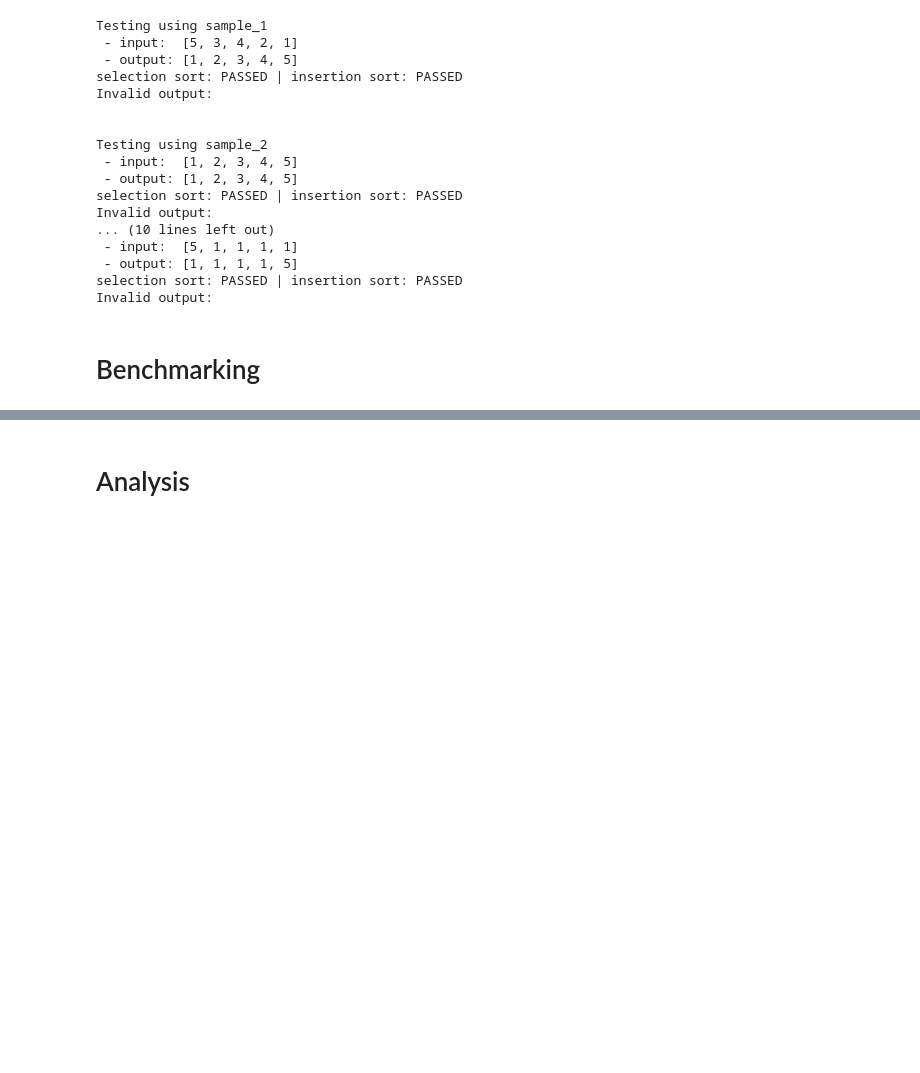
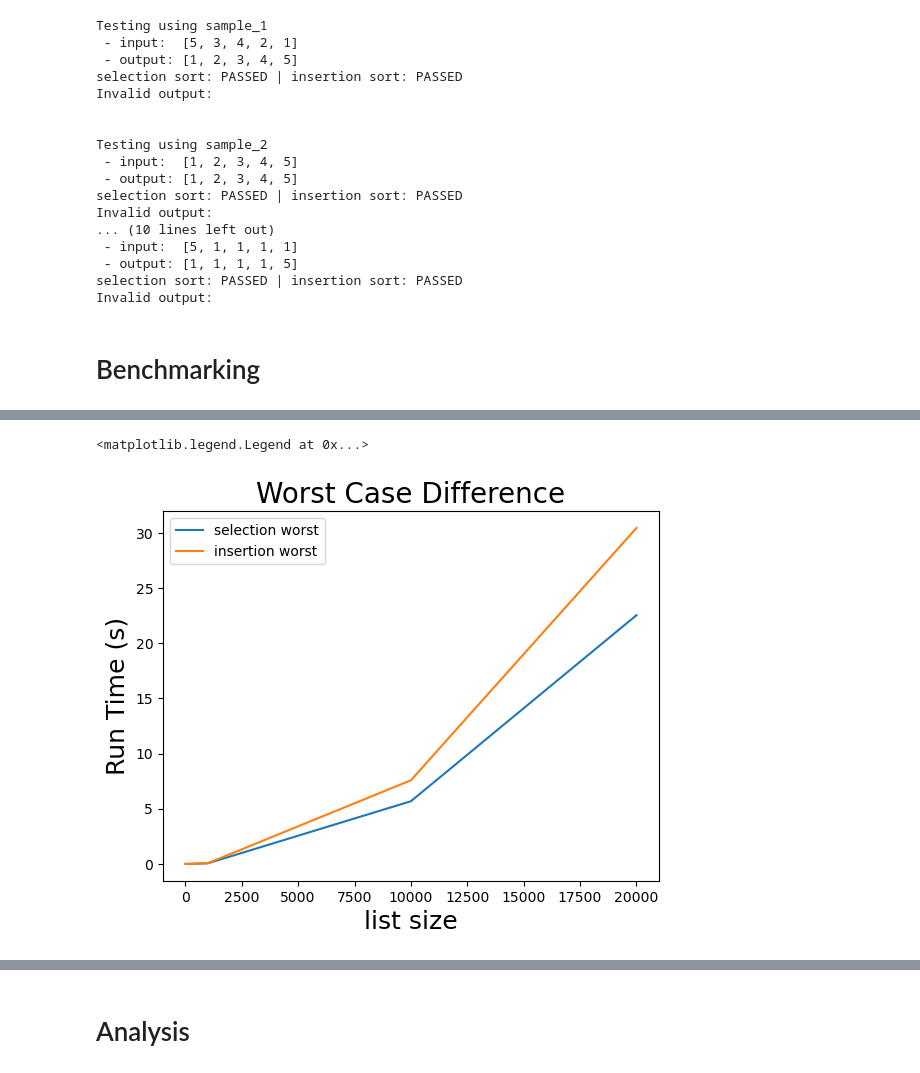
Before and after one commit to littond/CSC3310-Program2, a Jupyter notebook: Program2.ipynb, the cells around one changed output, grey strips where cells are left out. Saved outputs shown, nothing was run; the diff lists cells and outputs as text; code cells hidden in the pictures; blank space fills up the shorter version.

```diff
--- a/Program2.ipynb
+++ b/Program2.ipynb
@@ -165,13 +168,16 @@ Average time to complete insertionSort 5.3207232000073414 seconds for a list of
 # %%
-# Random Reverse List
-benchmark(selectionSort,list_10_reverse)
-benchmark(selectionSort,list_100_reverse)
-benchmark(selectionSort,list_1000_reverse)
-benchmark(selectionSort,list_10000_reverse)
-benchmark(selectionSort,list_20000_reverse)
-benchmark(insertionSort,list_10_reverse)
-benchmark(insertionSort,list_100_reverse)
-benchmark(insertionSort,list_1000_reverse)
-benchmark(insertionSort,list_10000_reverse)
-benchmark(insertionSort,list_20000_reverse)
+# Random Reverse List (worst case)
+worst_selectionSort_list = []
+worst_selectionSort_list.append(benchmark(selectionSort,list_10_reverse))
+worst_selectionSort_list.append(benchmark(selectionSort,list_100_reverse))
+worst_selectionSort_list.append(benchmark(selectionSort,list_1000_reverse))
+worst_selectionSort_list.append(benchmark(selectionSort,list_10000_reverse))
+worst_selectionSort_list.append(benchmark(selectionSort,list_20000_reverse))
+
+worst_insertionSort_list = []
+worst_insertionSort_list.append(benchmark(insertionSort,list_10_reverse))
+worst_insertionSort_list.append(benchmark(insertionSort,list_100_reverse))
+worst_insertionSort_list.append(benchmark(insertionSort,list_1000_reverse))
+worst_insertionSort_list.append(benchmark(insertionSort,list_10000_reverse))
+worst_insertionSort_list.append(benchmark(insertionSort,list_20000_reverse))
 # %% [output]
@@ -210,0 +259,11 @@ Average time to complete insertionSort 0.004594039986841381 seconds for a list o
+# %%
+# plot worst
+plt.plot(list_sizes, worst_selectionSort_list, label="selection worst")
+plt.plot(list_sizes, worst_insertionSort_list, label="insertion worst")
+plt.xlabel("list size", fontsize=18)
+plt.ylabel("Run Time (s)", fontsize=18)
+plt.title("Worst Case Difference", fontsize=20)
+plt.legend()
+# %% [output]
+<matplotlib.legend.Legend at 0x...>
+[figure, added]
```
Also changed, not shown: parts of 10 cells of this notebook.
